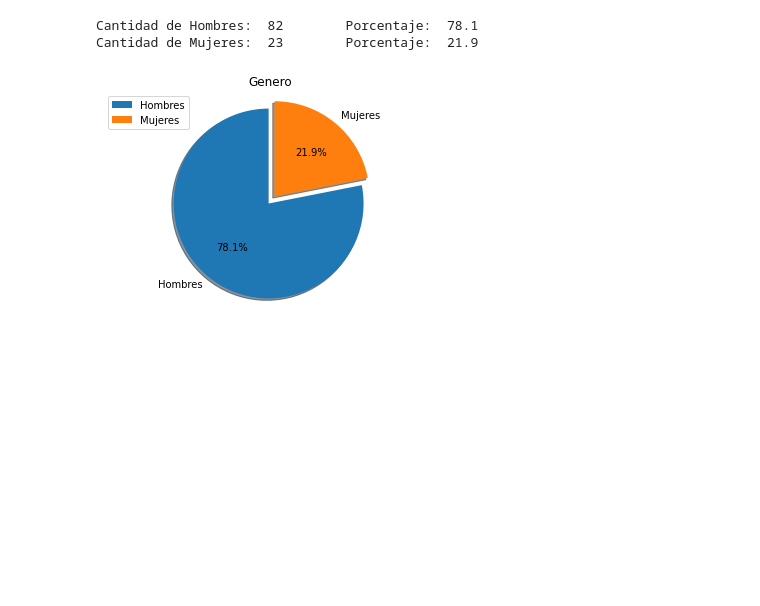
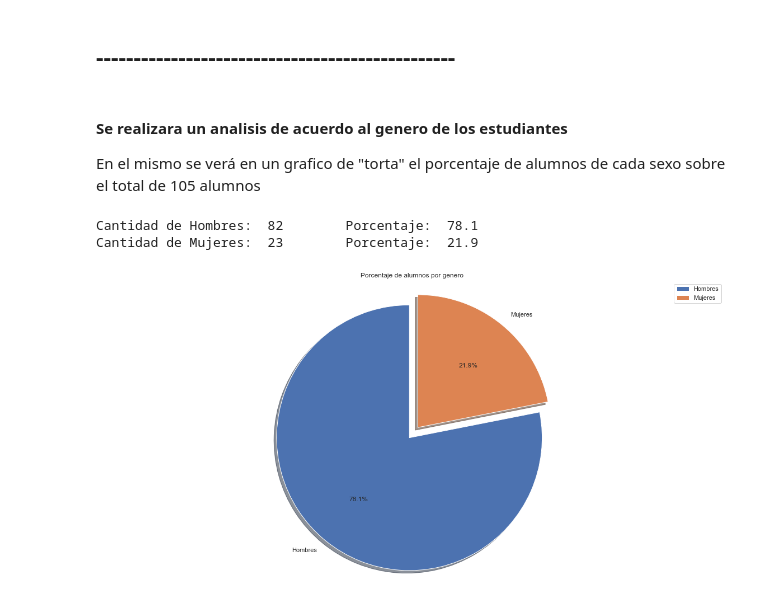
Before and after one commit to d4niel-san/Probabilidad-Aplicada, a Jupyter notebook: TP Final - Mermoz.ipynb, the cells around one changed output. Cells and saved outputs as stored; diff of their text form; code cells hidden in the pictures; blank space fills up the shorter version.

```diff
--- a/TP Final - Mermoz.ipynb
+++ b/TP Final - Mermoz.ipynb
@@ -5,7 +10,9 @@
 # %%
-#Carga de librerias
 import numpy as np
 import pandas as pd
 from scipy import stats # importando scipy.stats
 import matplotlib.pyplot as plt
 import seaborn as sns
+
+plt.rcParams['axes.facecolor'] = 'white'
+plt.rcParams['figure.facecolor'] = 'white'
@@ -12,8 +23,6 @@ import seaborn as sns
 # %%
-#Carga la base de Datos
-df= pd.read_excel('D:\\Relevamiento Alumnos 2018.xlsx')
-#df= pd.read_excel('https://bit.ly/FinalMermozCSV')
+df= pd.read_excel('Relevamiento Alumnos 2018.xlsx')
 rows = len(df)
-columns = df.columns.size#len(df[0])-1
+columns = df.columns.size
 print('\nHay un total de ',rows,' datos en ',columns,' columnas cargados correctamente')
 # %% [output]
@@ -20,0 +80,6 @@ Hay un total de  105  datos en  23  columnas cargados correctamente
+# %%
+df_filtrado = df.fillna({"¿Qué te motivó a inscribiste en esta carrera?": "No especificado"})
+rowsfil = len(df_filtrado)
+columnsfil = df_filtrado.columns.size
+print('\nHay un total de ',rowsfil,' datos en ',columnsfil,' columnas en el dataframe filtrado')
+df = df_filtrado
@@ -21,7 +96,11 @@ Hay un total de  105  datos en  23  columnas cargados correctamente
+# %% [markdown]
+## ------------------------------------------------
+# %% [markdown]
+#### Se realizara un analisis de acuerdo al genero de los estudiantes
+En el mismo se verá en un grafico de "torta" el porcentaje de alumnos de cada sexo sobre el total de 105 alumnos
 # %%
-
-cantM = len(df[df.GeneroCAT == 'Masculino'])
-cantF = len(df[df.GeneroCAT == 'Femenino'])
+cantM = len(df[df.Genero == 'Masculino'])
+cantF = len(df[df.Genero == 'Femenino'])
 porcM = round(cantM/rows*100,2)
 porcF = round(cantF/rows*100,2)
 print('Cantidad de Hombres: ',cantM,'\tPorcentaje: ',porcM)
@@ -30,23 +109,24 @@ print('Cantidad de Mujeres: ',cantF,'\tPorcentaje: ',porcF)
 Cantidad de Hombres:  82        Porcentaje:  78.1
 Cantidad de Mujeres:  23        Porcentaje:  21.9
 # %%
+
 genero = 'Hombres', 'Mujeres'
 #Declaramos el tamaño de cada 'rebanada' y en sumatoria todos deben dar al 100%
 porcM = round(cantM/rows*100,2)
 porcF = round(cantF/rows*100,2)
 sizes = [porcM, porcF]
 #En este punto señalamos que posicion debe 'resaltarse' y el valor, si se coloca 0, se omite
 explode = (0.1, 0)
 
 fig1, ax1 = plt.subplots()
 #Creamos el grafico, añadiendo los valores
-ax1.pie(sizes, explode=explode, labels=genero, autopct='%1.1f%%',
+ax1.pie(sizes, explode=explode, labels=genero, autopct='%2.1f%%',
         shadow=True, startangle=90)
 #señalamos la forma, en este caso 'equal' es para dar forma circular
 ax1.axis('equal')
-plt.title("Genero")
+plt.title("Porcentaje de alumnos por genero")
 plt.legend()
 plt.savefig('grafica_pastel.png')
 plt.show()
 # %% [output]
-[figure, old version]
+[figure, new version]
```
Also changed, not shown: parts of 22 cells of this notebook, 2 other files.
